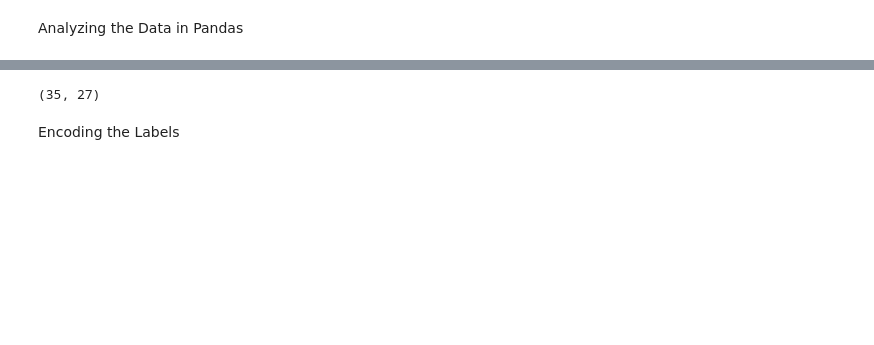
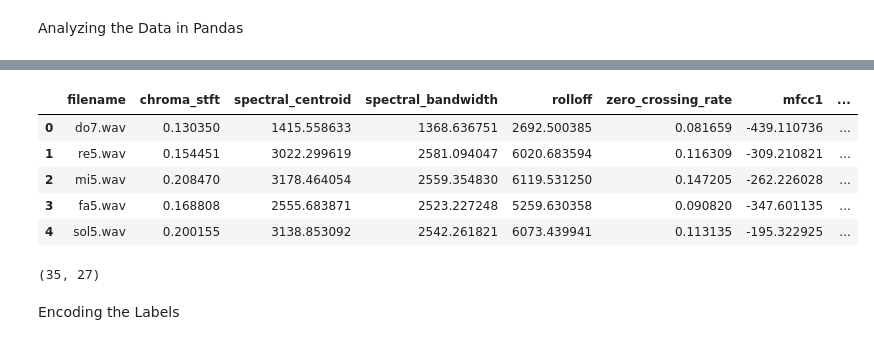
Before and after one commit to ltphy/MusicalNotesClassifier, a Jupyter notebook: musical_notes_classifier.ipynb, the cells around one changed output, grey strips where cells are left out. Cells and saved outputs as stored; diff of their text form; code cells hidden in the pictures; blank space fills up the shorter version.

```diff
--- a/musical_notes_classifier.ipynb
+++ b/musical_notes_classifier.ipynb
@@ -172,0 +175,4 @@ write_to_csv(test_file)
+# %%
+test_file = 'test_data.csv'
+test_folder = os.path.join(folder_path,'test')
+write_to_csv(test_folder,test_file)
@@ -186,3 +200,14 @@ data.head()
+# %%
+test_path =  os.path.join(test_folder,test_file)
+test_data = pd.read_csv(test_path)
+test_data.head()
+# %% [output]
+|  | filename | chroma_stft | spectral_centroid | spectral_bandwidth | rolloff | zero_crossing_rate | mfcc1 | ... |
+| 0 | do7.wav | 0.130350 | 1415.558633 | 1368.636751 | 2692.500385 | 0.081659 | -439.110736 | ... |
+| 1 | re5.wav | 0.154451 | 3022.299619 | 2581.094047 | 6020.683594 | 0.116309 | -309.210821 | ... |
+| 2 | mi5.wav | 0.208470 | 3178.464054 | 2559.354830 | 6119.531250 | 0.147205 | -262.226028 | ... |
+| 3 | fa5.wav | 0.168808 | 2555.683871 | 2523.227248 | 5259.630358 | 0.090820 | -347.601135 | ... |
+| 4 | sol5.wav | 0.200155 | 3138.853092 | 2542.261821 | 6073.439941 | 0.113135 | -195.322925 | ... |
 # %%
 data.shape
 # %% [output]
```
Also changed, not shown: parts of 22 cells of this notebook.
